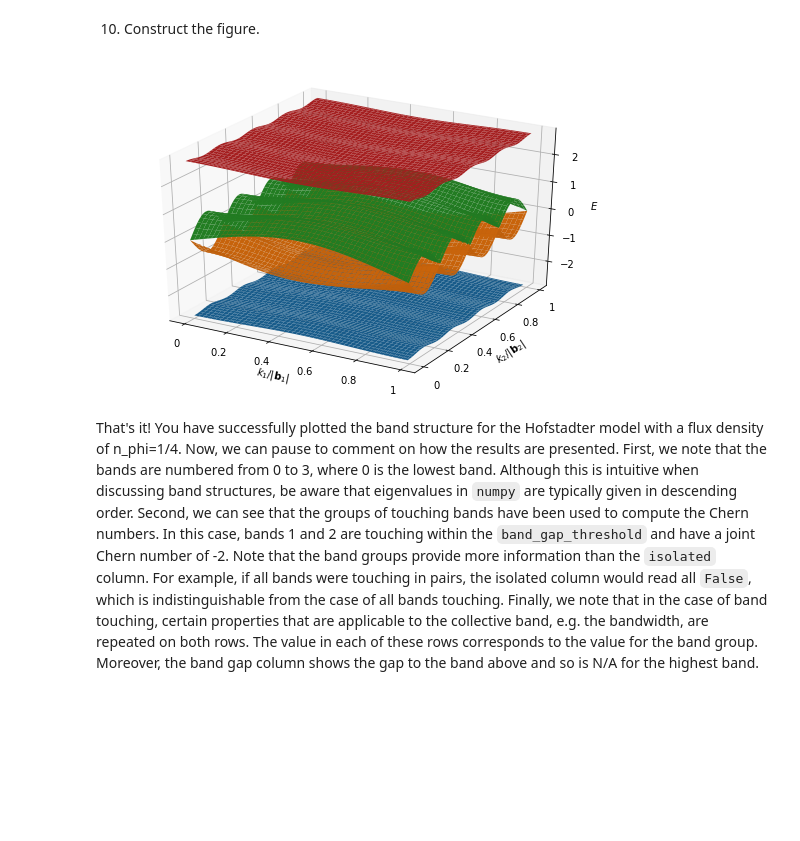
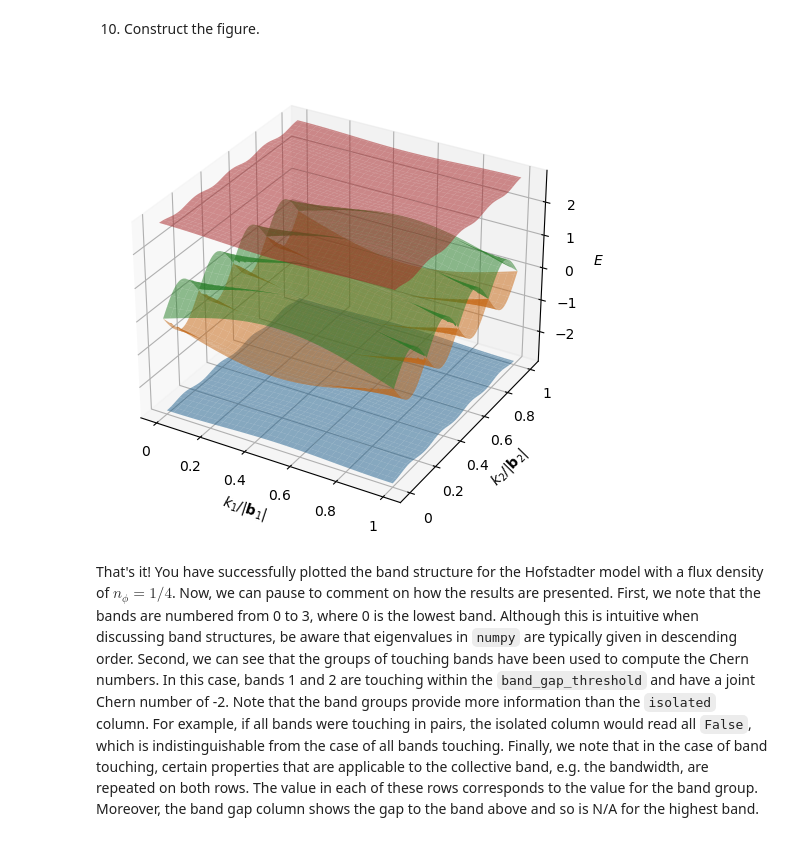
Before and after one commit to HofstadterTools/HofstadterTools, a Jupyter notebook: docs/source/tutorials/band_structure.ipynb, the cells around one changed output. Saved outputs shown, nothing was run; the diff lists cells and outputs as text; code cells hidden in the pictures; blank space fills up the shorter version.

```diff
--- a/docs/source/tutorials/band_structure.ipynb
+++ b/docs/source/tutorials/band_structure.ipynb
@@ -19,26 +19,26 @@ from configuration.band_structure import *
 2) Read in the inputs for the program. On the command line, these arguments are parsed from the input flags. For this notebook, however, we hard-code a minimal set of input values.
 # %%
 model = Hofstadter(1, 4)  # the model definition
-num_samples = 100  # the momentum-space resolution
-band_gap_threshold = 0.01  # the energy scale to determine a gap
+samp = 101  # number of samples (the momentum-space resolution)
+bgt = 0.01  # band gap threshold (the energy scale to determine a gap)
 # %% [markdown]
 3) Define the unit cell.
 # %%
-num_bands, avec, bvec, sym_points = model.unit_cell()
+num_bands, avec, abasisvec, bMUCvec, sym_points = model.unit_cell()
 # %% [markdown]
 4) Construct the bands.
 # %%
-eigenvalues = np.zeros((num_bands, num_samples, num_samples))  # real
-eigenvectors = np.zeros((num_bands, num_bands, num_samples, num_samples), dtype=np.complex128)  # complex
+eigenvalues = np.zeros((num_bands, samp, samp))  # real
+eigenvectors = np.zeros((num_bands, num_bands, samp, samp), dtype=np.complex128)  # complex
 for band in tqdm(range(num_bands), desc="Band Construction", ascii=True):
-    for idx_x in range(num_samples):
-        frac_kx = idx_x / (num_samples-1)
-        for idx_y in range(num_samples):
-            frac_ky = idx_y / (num_samples-1)
-            k = np.matmul(np.array([frac_kx, frac_ky]), bvec)
-            eigvals, eigvecs = np.linalg.eig(model.hamiltonian(k))
+    for idx_x in range(samp):
+        frac_kx = idx_x / (samp-1)
+        for idx_y in range(samp):
+            frac_ky = idx_y / (samp-1)
+            k = np.matmul(np.array([frac_kx, frac_ky]), bMUCvec)
+            eigvals, eigvecs = np.linalg.eigh(model.hamiltonian(k))
             idx = np.argsort(eigvals)
-            eigenvalues[band][idx_x][idx_y] = np.real(eigvals[idx[band]])
+            eigenvalues[band, idx_x, idx_y] = eigvals[idx[band]]
             eigenvectors[:, band, idx_x, idx_y] = eigvecs[:, idx[band]]
 # %% [markdown]
 5) Determine the band gaps, and which bands are isolated.
@@ -149,27 +120,27 @@ print(table)
 # %%
 fig = plt.figure(figsize=(9, 6))
 ax = fig.add_subplot(111, projection='3d')
-idx_x = np.linspace(0, num_samples - 1, num_samples, dtype=int)
-idx_y = np.linspace(0, num_samples - 1, num_samples, dtype=int)
+idx_x = np.linspace(0, samp-1, samp, dtype=int)
+idx_y = np.linspace(0, samp-1, samp, dtype=int)
 kx, ky = np.meshgrid(idx_x, idx_y)
 for i in range(num_bands):
-    ax.plot_surface(kx, ky, eigenvalues[i, kx, ky])
+    ax.plot_surface(kx, ky, eigenvalues[i, kx, ky], alpha=0.5)
 ax.set_xlabel('$k_1/|\mathbf{b}_1|$')
 ax.set_ylabel('$k_2/|\mathbf{b}_2|$')
 ax.set_zlabel('$E$')
 
 def normalize(value, tick_number):
 
     if value == 0:
         return "$0$"
-    elif value == num_samples - 1:
+    elif value == samp-1:
         return "$1$"
     else:
-        return f"${value / (num_samples - 1):.1g}$"
+        return f"${value / (samp-1):.1g}$"
 
 ax.xaxis.set_major_formatter(plt.FuncFormatter(normalize))
 ax.yaxis.set_major_formatter(plt.FuncFormatter(normalize))
 # %% [output]
-[figure, old version]
+[figure, new version]
 # %% [markdown]
-That's it! You have successfully plotted the band structure for the Hofstadter model with a flux density of n_phi=1/4. Now, we can pause to comment on how the results are presented. First, we note that the bands are numbered from 0 to 3, where 0 is the lowest band. Although this is intuitive when discussing band structures, be aware that eigenvalues in ``numpy`` are typically given in descending order. Second, we can see that the groups of touching bands have been used to compute the Chern numbers. In this case, bands 1 and 2 are touching within the ``band_gap_threshold`` and have a joint Chern number of -2. Note that the band groups provide more information than the ``isolated`` column. For example, if all bands were touching in pairs, the isolated column would read all ``False``, which is indistinguishable from the case of all bands touching. Finally, we note that in the case of band touching, certain properties that are applicable to the collective band, e.g. the bandwidth, are repeated on both rows. The value in each of these rows corresponds to the value for the band group. Moreover, the band gap column shows the gap to the band above and so is N/A for the highest band.
+That's it! You have successfully plotted the band structure for the Hofstadter model with a flux density of $n_\phi=1/4$. Now, we can pause to comment on how the results are presented. First, we note that the bands are numbered from 0 to 3, where 0 is the lowest band. Although this is intuitive when discussing band structures, be aware that eigenvalues in ``numpy`` are typically given in descending order. Second, we can see that the groups of touching bands have been used to compute the Chern numbers. In this case, bands 1 and 2 are touching within the ``band_gap_threshold`` and have a joint Chern number of -2. Note that the band groups provide more information than the ``isolated`` column. For example, if all bands were touching in pairs, the isolated column would read all ``False``, which is indistinguishable from the case of all bands touching. Finally, we note that in the case of band touching, certain properties that are applicable to the collective band, e.g. the bandwidth, are repeated on both rows. The value in each of these rows corresponds to the value for the band group. Moreover, the band gap column shows the gap to the band above and so is N/A for the highest band.
```
Also changed, not shown: parts of 5 cells of this notebook, 7 other files.
